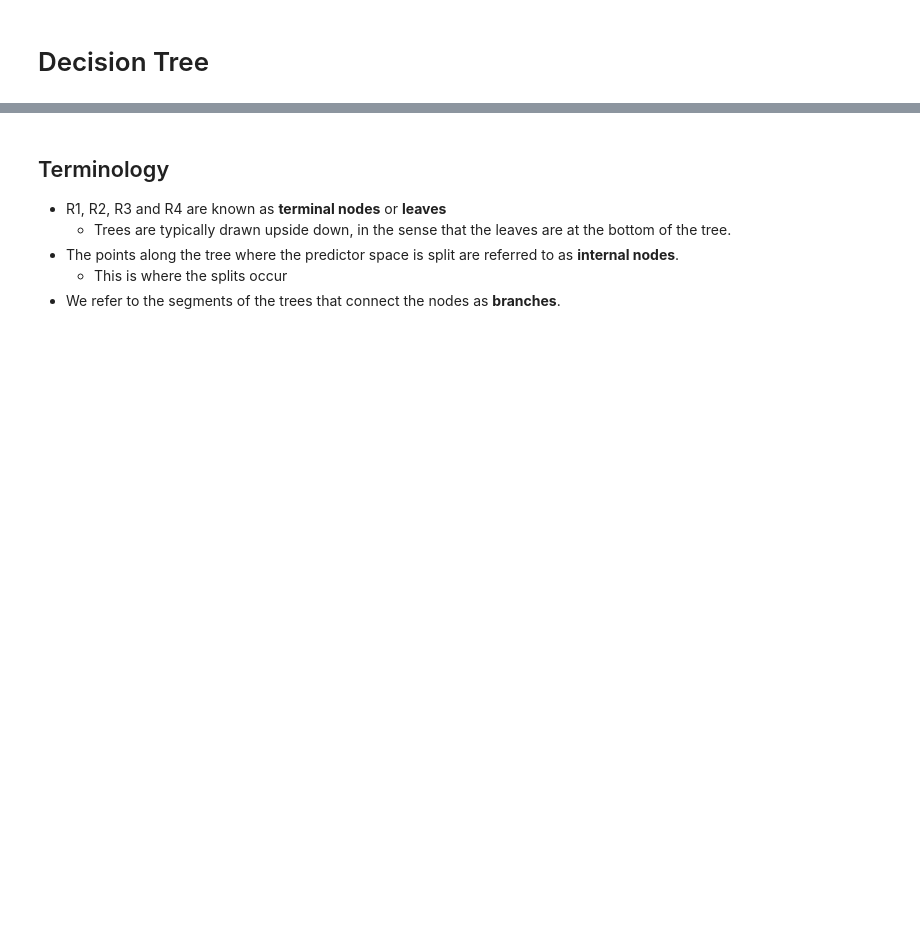
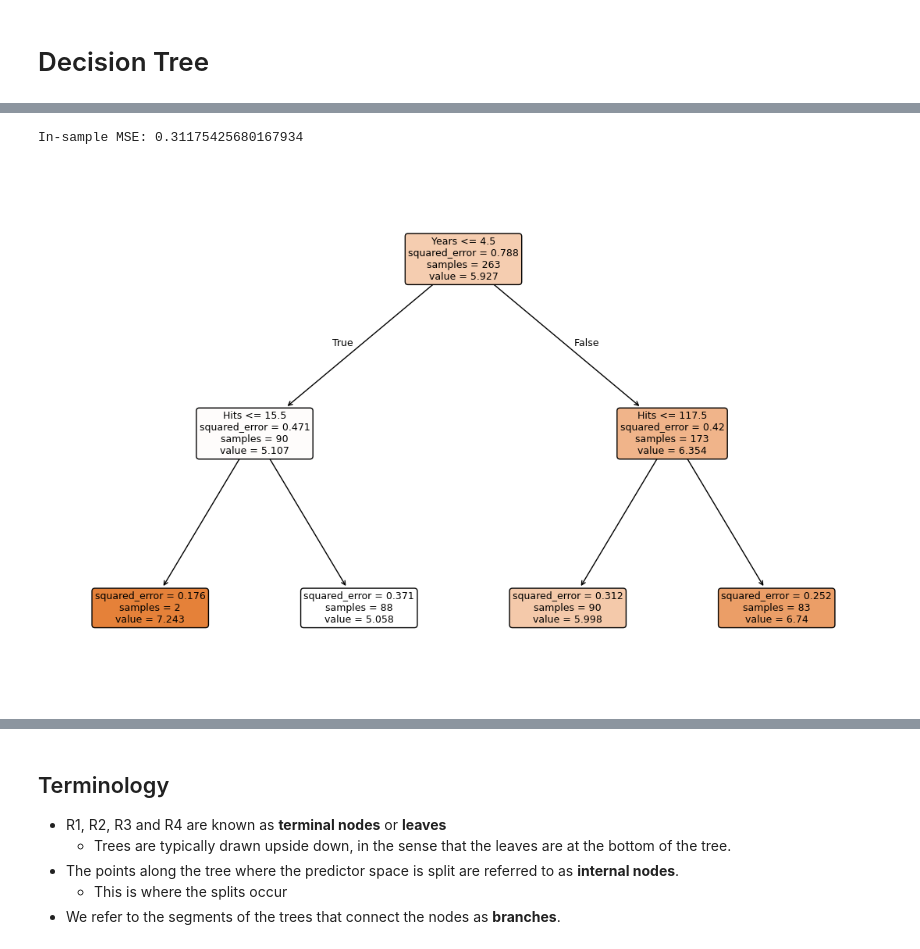
Before and after one commit to JonathanAHolmes/Data-Science-for-Social-Scientists, a Jupyter notebook: Class 11 - Tree Based Methods/Class 11 - Tree-based methods.ipynb, the cells around one changed output, grey strips where cells are left out. Cells and saved outputs as stored; diff of their text form; code cells hidden in the pictures; blank space fills up the shorter version.

Commit message:
Cleaned up tree based methods

```diff
--- a/Class 11 - Tree Based Methods/Class 11 - Tree-based methods.ipynb
+++ b/Class 11 - Tree Based Methods/Class 11 - Tree-based methods.ipynb
@@ -53,35 +73,32 @@ plt.show()
 # %%
-# Import DecisionTreeClassifier
-from sklearn.tree  import DecisionTreeRegressor
-# Import train_test_split
-from sklearn.model_selection  import train_test_split
-# Import accuracy_score
+from sklearn.tree import DecisionTreeRegressor, plot_tree
+from sklearn.model_selection import train_test_split
 from sklearn.metrics import mean_squared_error
-from sklearn.tree import export_graphviz
-from sklearn import tree
-from IPython.display import SVG
-from graphviz import Source
-from IPython.display import display
 
 # Split dataset into 80% train, 20% test
 #X_train, X_test, y_train, y_test= train_test_split(df[['Hits','Years']], df['salary'],test_size=0.2,random_state=1706)
 X_train=df.loc[:,['Hits','Years']]
 y_train=df.loc[:,'salary']
 # Instantiate dt
 dt = DecisionTreeRegressor(max_depth=2, random_state=1706)
 dt.fit(X_train,y_train)
 
 # Predict test set labels
 y_pred = dt.predict(X_train)
 # Evaluate test-set accuracy
 print(f"In-sample MSE: {mean_squared_error(df['salary'], y_pred)}")
 
 #store label name
 labels = X_train.columns.tolist()
 
-# print decision tree
-graph = Source(tree.export_graphviz(dt, out_file=None, feature_names=labels , filled = True))
-display(SVG(graph.pipe(format='svg')))
+# Plot decision tree (matplotlib; no graphviz package needed)
+fig, ax = plt.subplots(figsize=(11, 7))
+plot_tree(dt, feature_names=labels, filled=True, rounded=True, fontsize=9, ax=ax)
+plt.tight_layout()
+plt.show()
+# %% [output]
+In-sample MSE: 0.31175425680167934
+[figure, added]
 # %%
 df['Salary_Predicted']=y_pred
 # Split on Years
```
Also changed, not shown: parts of 37 cells of this notebook.
